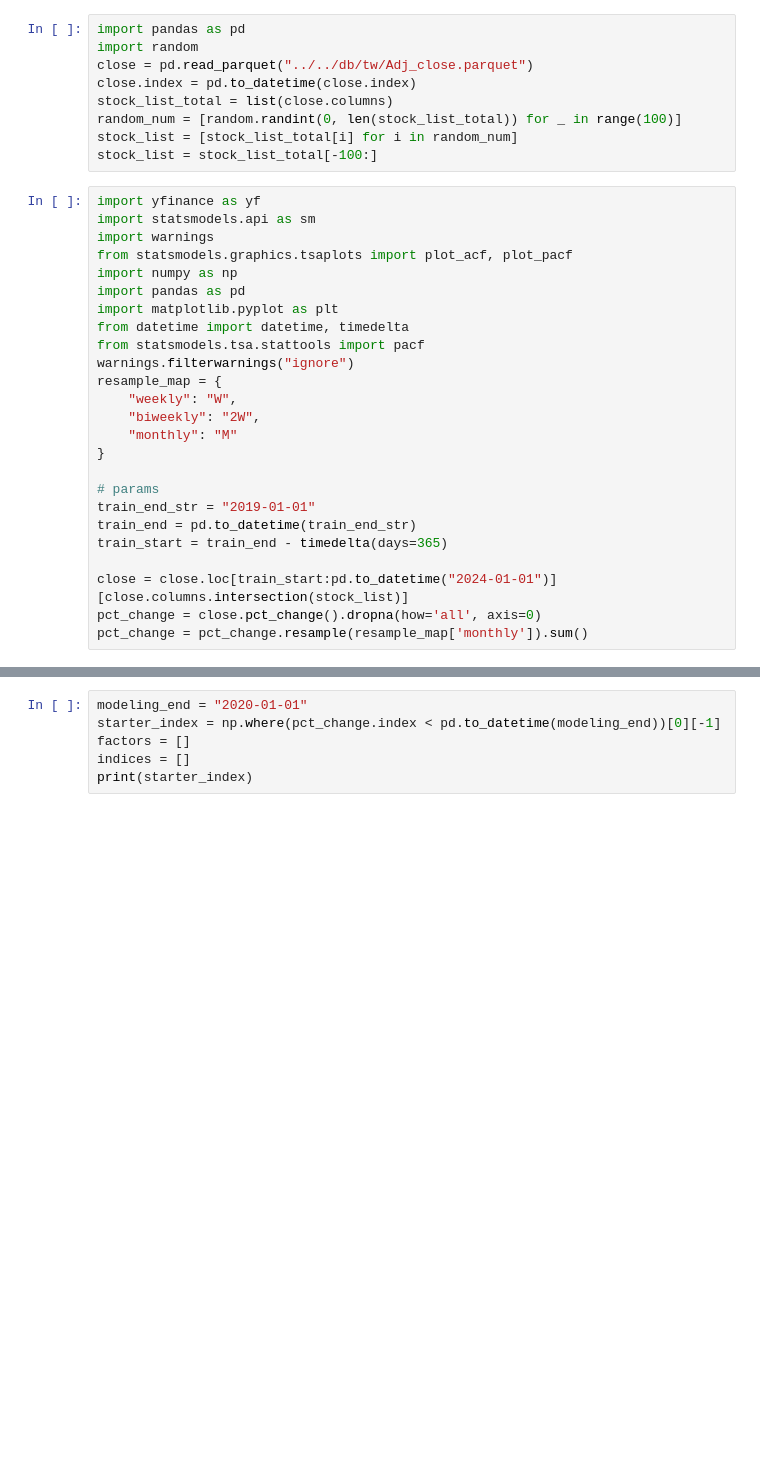
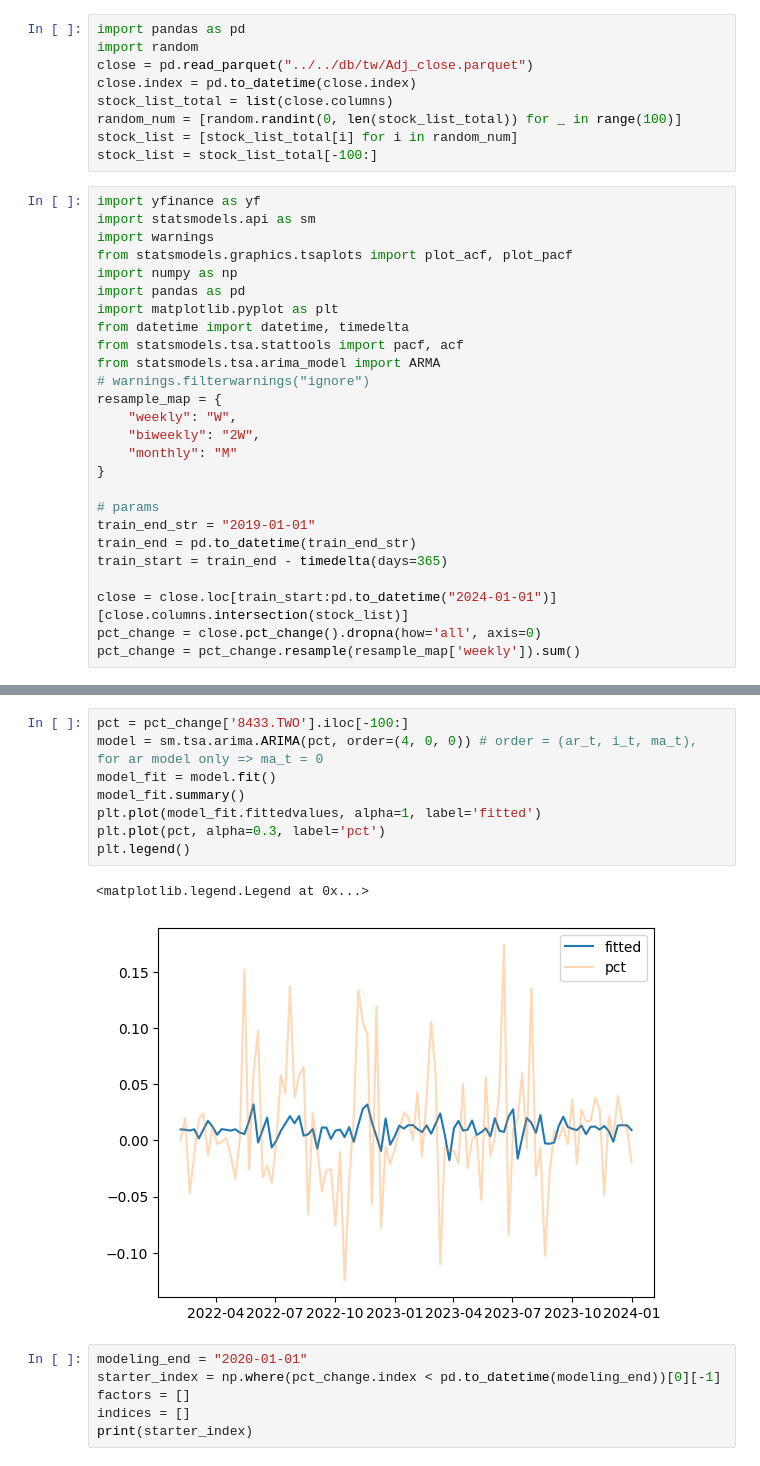
Before and after one commit to tsungyou/TS, a Jupyter notebook: factor/finished/ARIMA_v1_resample.ipynb, the cells around one changed output, grey strips where cells are left out. Cells and saved outputs as stored; diff of their text form; blank space fills up the shorter version.

```diff
--- a/factor/finished/ARIMA_v1_resample.ipynb
+++ b/factor/finished/ARIMA_v1_resample.ipynb
@@ -16,8 +16,9 @@ import numpy as np
 import pandas as pd
 import matplotlib.pyplot as plt
 from datetime import datetime, timedelta
-from statsmodels.tsa.stattools import pacf
-warnings.filterwarnings("ignore")
+from statsmodels.tsa.stattools import pacf, acf
+from statsmodels.tsa.arima_model import ARMA
+# warnings.filterwarnings("ignore")
 resample_map = {
     "weekly": "W",
     "biweekly": "2W",
@@ -31,4 +32,4 @@ train_start = train_end - timedelta(days=365)
 
 close = close.loc[train_start:pd.to_datetime("2024-01-01")][close.columns.intersection(stock_list)]
 pct_change = close.pct_change().dropna(how='all', axis=0)
-pct_change = pct_change.resample(resample_map['monthly']).sum()
+pct_change = pct_change.resample(resample_map['weekly']).sum()
@@ -35,3 +46,14 @@ pct_change = pct_change.resample(resample_map['monthly']).sum()
+# %%
+pct = pct_change['8433.TWO'].iloc[-100:]
+model = sm.tsa.arima.ARIMA(pct, order=(4, 0, 0)) # order = (ar_t, i_t, ma_t), for ar model only => ma_t = 0
+model_fit = model.fit()
+model_fit.summary()
+plt.plot(model_fit.fittedvalues, alpha=1, label='fitted')
+plt.plot(pct, alpha=0.3, label='pct')
+plt.legend()
+# %% [output]
+<matplotlib.legend.Legend at 0x...>
+[figure, added]
 # %%
 modeling_end = "2020-01-01"
 starter_index = np.where(pct_change.index < pd.to_datetime(modeling_end))[0][-1]
```
Also changed, not shown: parts of 3 cells of this notebook, 15 other files.
